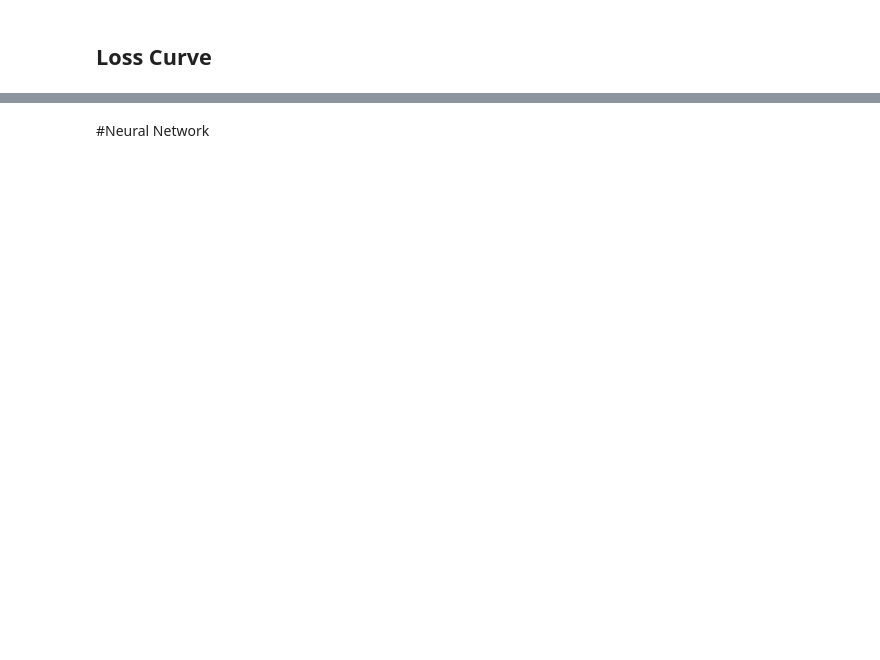
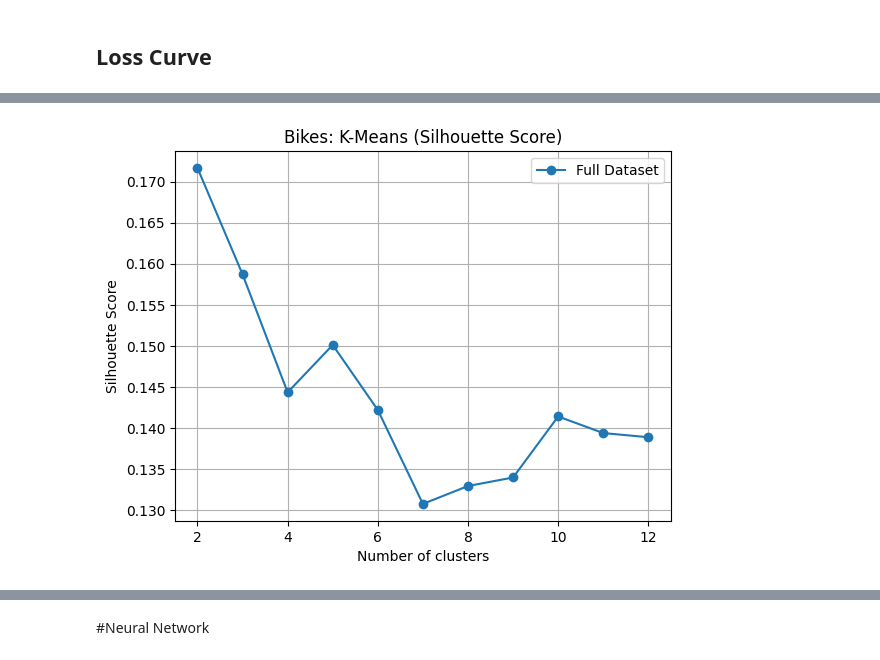
Before and after one commit to naralakamsani/unsupervised_learning, a Jupyter notebook: bike_sharing_demand_unsupervised.ipynb, the cells around one changed output, grey strips where cells are left out. Drawn from its saved outputs; the diff is of its cells as text; code cells hidden in the pictures; blank space fills up the shorter version.

```diff
--- a/bike_sharing_demand_unsupervised.ipynb
+++ b/bike_sharing_demand_unsupervised.ipynb
@@ -333,0 +391,5 @@ Test Set RMSE: 57.32338628555838
+# %%
+plot_km("Bikes: K-Means (Silhouette Score)", [x_train],["Full Dataset"], k_range=range(2,13), metric="Silhouette Score")
+plt.show()
+# %% [output]
+[figure, added]
```
Also changed, not shown: parts of 159 cells of this notebook.
